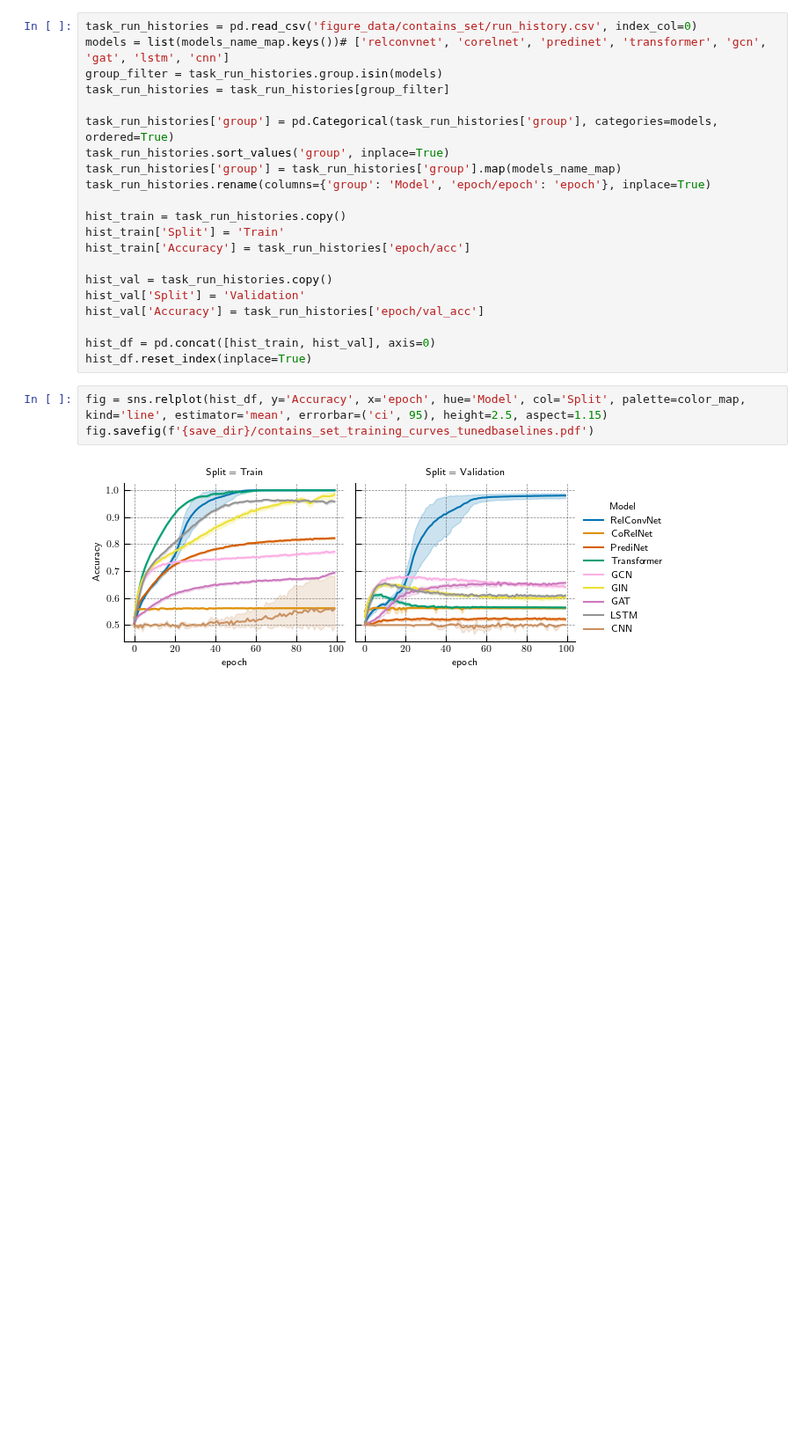
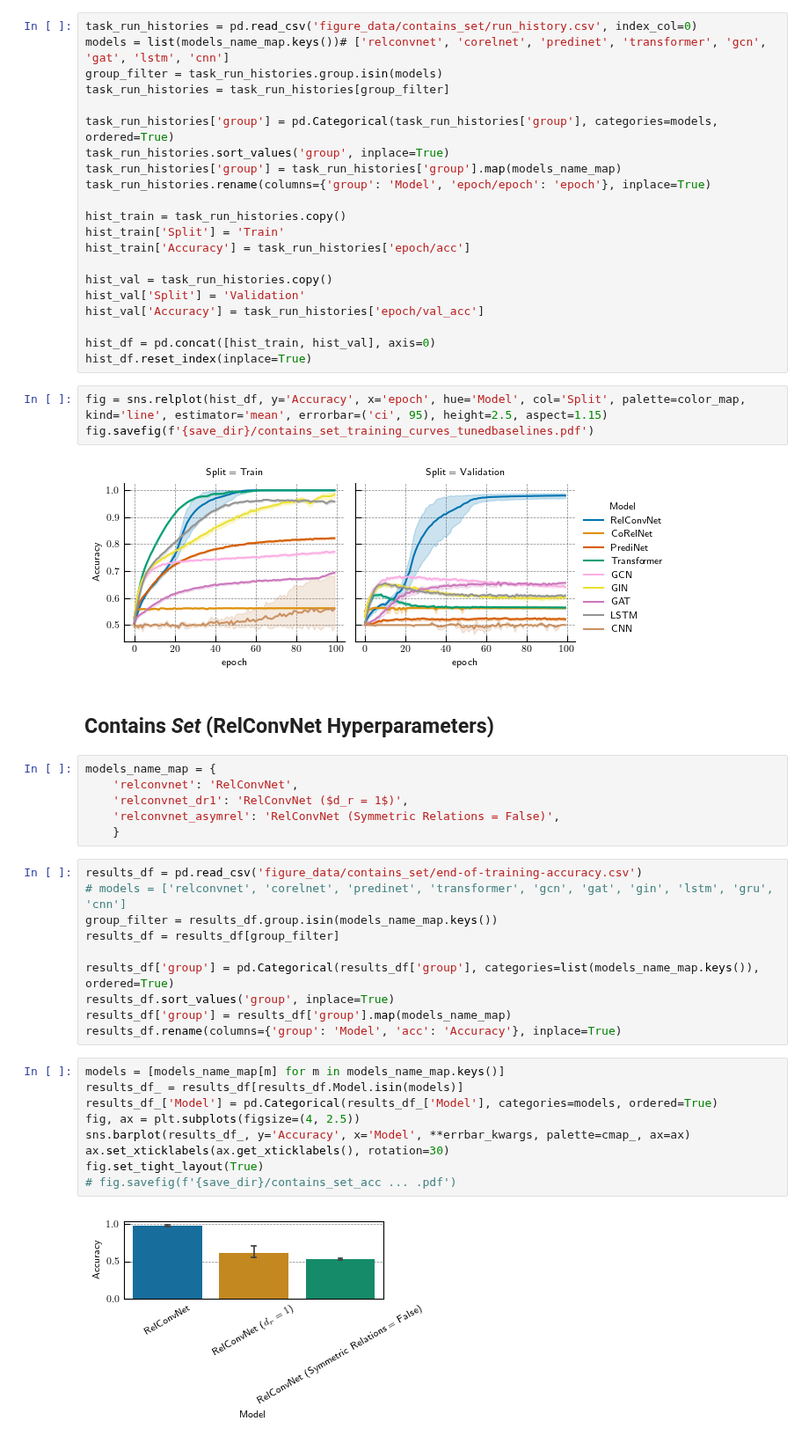
Before and after one commit to Awni00/relational-convolutions, a Jupyter notebook: paper_figures/generate_figures_tables.ipynb, the cells around one changed output. Shown at 88% size. Cells and saved outputs as stored; diff of their text form; blank space fills up the shorter version.

Commit message:
updated figure generation --- added back generation of relconvnet hyperparam ablation

```diff
--- a/paper_figures/generate_figures_tables.ipynb
+++ b/paper_figures/generate_figures_tables.ipynb
@@ -746,3 +746,32 @@ fig = sns.relplot(hist_df, y='Accuracy', x='epoch', hue='Model', col='Split', pa
 fig.savefig(f'{save_dir}/contains_set_training_curves_tunedbaselines.pdf')
 # %% [output]
 [figure]
+# %% [markdown]
+## Contains *Set* (RelConvNet Hyperparameters)
+# %%
+models_name_map = {
+    'relconvnet': 'RelConvNet',
+    'relconvnet_dr1': 'RelConvNet ($d_r = 1$)',
+    'relconvnet_asymrel': 'RelConvNet (Symmetric Relations = False)',
+    }
+# %%
+results_df = pd.read_csv('figure_data/contains_set/end-of-training-accuracy.csv')
+# models = ['relconvnet', 'corelnet', 'predinet', 'transformer', 'gcn', 'gat', 'gin', 'lstm', 'gru', 'cnn']
+group_filter = results_df.group.isin(models_name_map.keys())
+results_df = results_df[group_filter]
+
+results_df['group'] = pd.Categorical(results_df['group'], categories=list(models_name_map.keys()), ordered=True)
+results_df.sort_values('group', inplace=True)
+results_df['group'] = results_df['group'].map(models_name_map)
+results_df.rename(columns={'group': 'Model', 'acc': 'Accuracy'}, inplace=True)
+# %%
+models = [models_name_map[m] for m in models_name_map.keys()]
+results_df_ = results_df[results_df.Model.isin(models)]
+results_df_['Model'] = pd.Categorical(results_df_['Model'], categories=models, ordered=True)
+fig, ax = plt.subplots(figsize=(4, 2.5))
+sns.barplot(results_df_, y='Accuracy', x='Model', **errbar_kwargs, palette=cmap_, ax=ax)
+ax.set_xticklabels(ax.get_xticklabels(), rotation=30)
+fig.set_tight_layout(True)
+# fig.savefig(f'{save_dir}/contains_set_acc ... .pdf')
+# %% [output]
+[figure, added]
```
Also changed, not shown: parts of 7 cells of this notebook.
